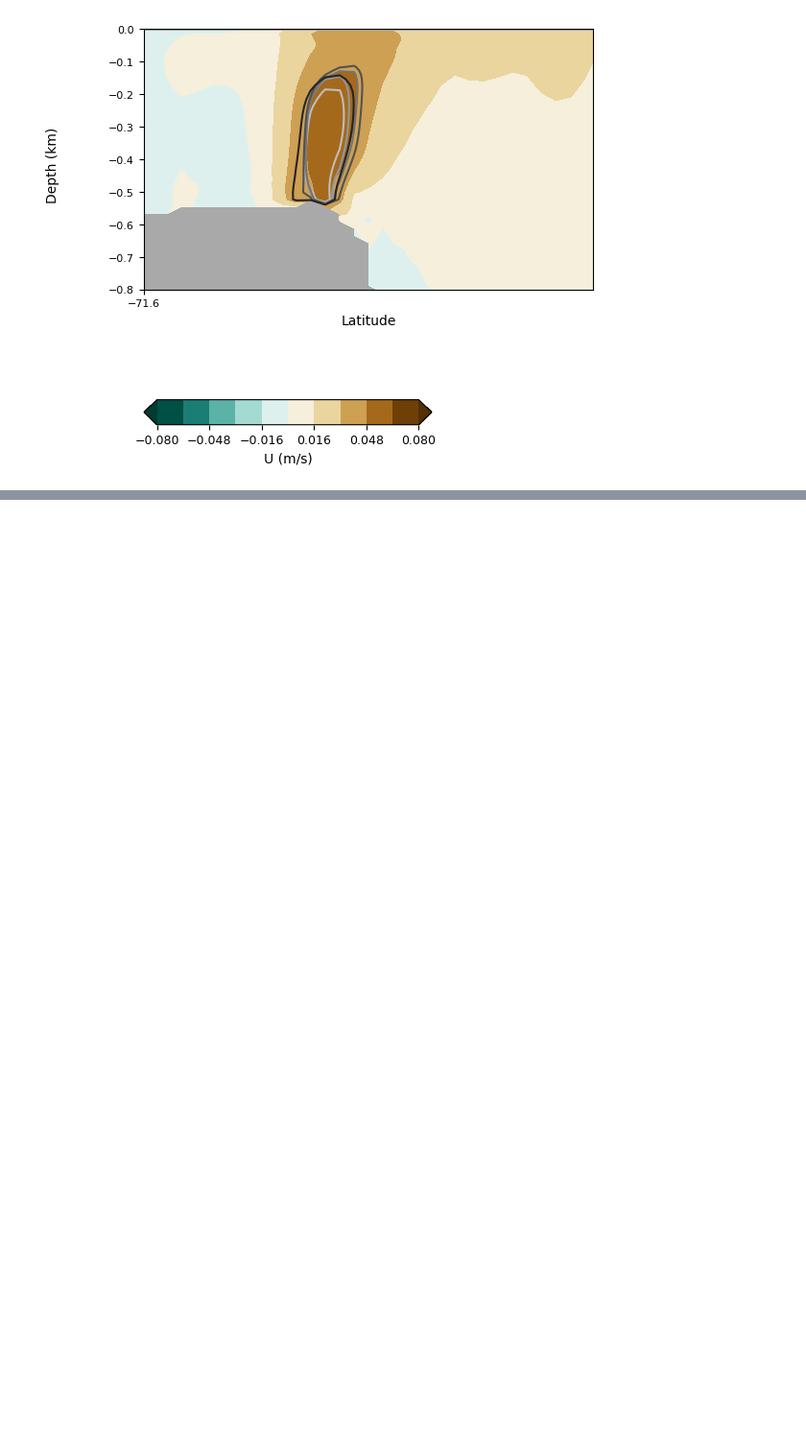
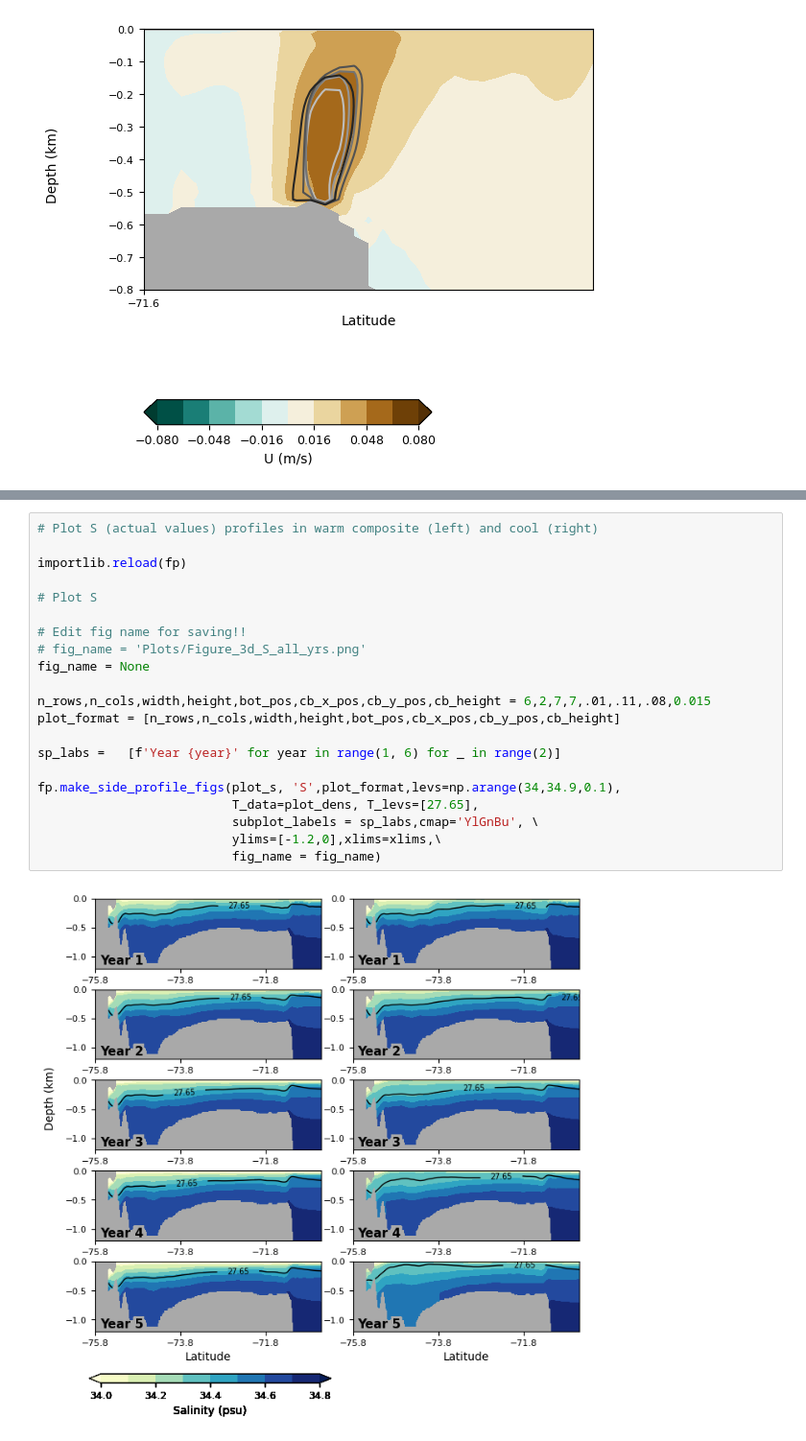
Before and after one commit to gemmaoc/MITgcm_analysis_southward_winds, a Jupyter notebook: Figure_3_depth_profiles_UV_all_yrs.ipynb, the cells around one changed output, grey strips where cells are left out. Shown at 96% size. Cells and saved outputs as stored; diff of their text form; blank space fills up the shorter version.

```diff
--- a/Figure_3_depth_profiles_UV_all_yrs.ipynb
+++ b/Figure_3_depth_profiles_UV_all_yrs.ipynb
@@ -377,0 +415,23 @@ saving as Plots/Figure_3f_U_all_years.png
+# %%
+# Plot S (actual values) profiles in warm composite (left) and cool (right)
+
+importlib.reload(fp)
+
+# Plot S
+
+# Edit fig name for saving!!
+# fig_name = 'Plots/Figure_3d_S_all_yrs.png'
+fig_name = None
+
+n_rows,n_cols,width,height,bot_pos,cb_x_pos,cb_y_pos,cb_height = 6,2,7,7,.01,.11,.08,0.015
+plot_format = [n_rows,n_cols,width,height,bot_pos,cb_x_pos,cb_y_pos,cb_height]
+
+sp_labs =   [f'Year {year}' for year in range(1, 6) for _ in range(2)]
+
+fp.make_side_profile_figs(plot_s, 'S',plot_format,levs=np.arange(34,34.9,0.1),
+                          T_data=plot_dens, T_levs=[27.65],
+                          subplot_labels = sp_labs,cmap='YlGnBu', \
+                          ylims=[-1.2,0],xlims=xlims,\
+                          fig_name = fig_name)
+# %% [output]
+[figure, added]
```
Also changed, not shown: parts of 13 cells of this notebook, 2 other files.
